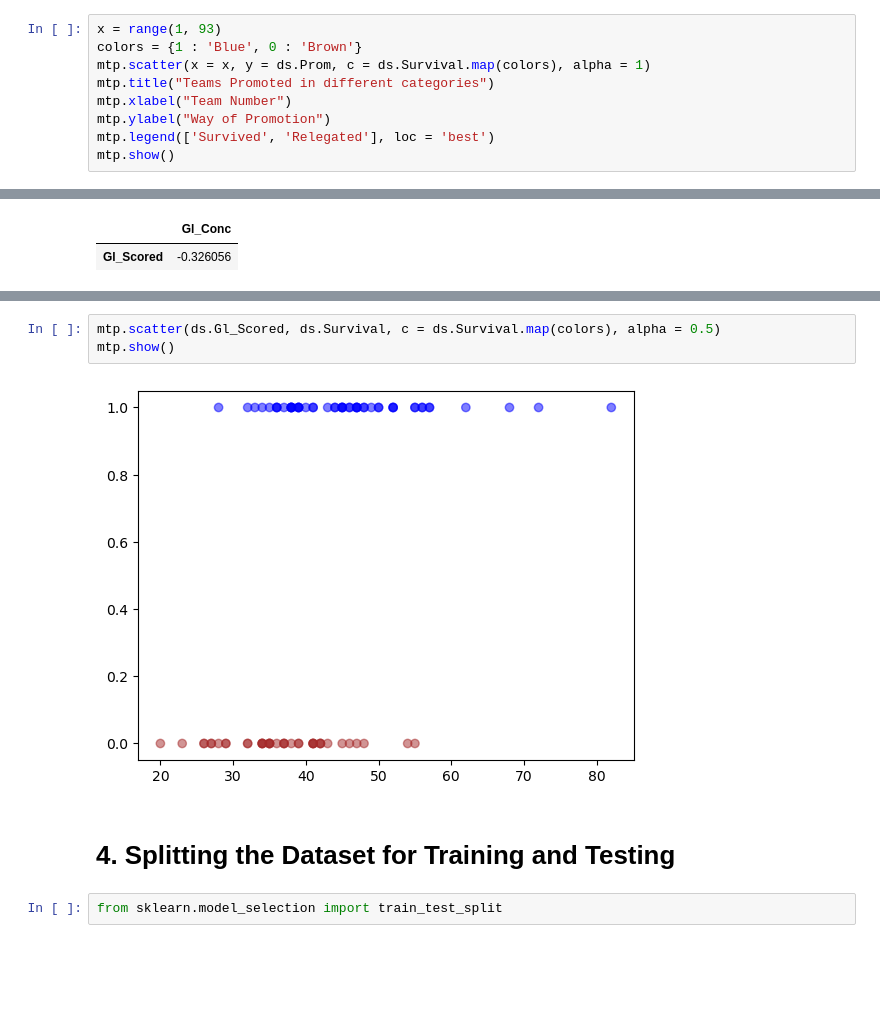
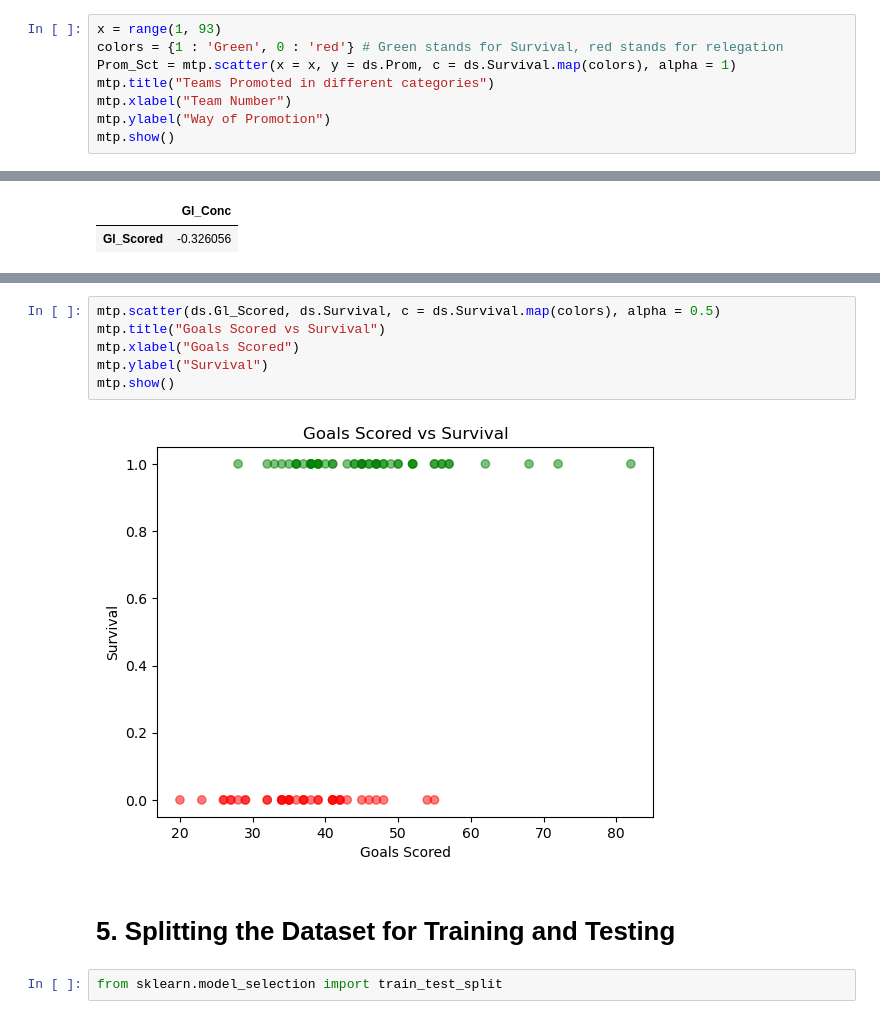
Before and after one commit to ShreyS92/Survival_Proj, a Jupyter notebook: Logistic_Model.ipynb, the cells around one changed output, grey strips where cells are left out. Cells and saved outputs as stored; diff of their text form; blank space fills up the shorter version.

```diff
--- a/Logistic_Model.ipynb
+++ b/Logistic_Model.ipynb
@@ -48,10 +53,9 @@ The dataset contains 8 Columns -
 # %%
 x = range(1, 93)
-colors = {1 : 'Blue', 0 : 'Brown'}
-mtp.scatter(x = x, y = ds.Prom, c = ds.Survival.map(colors), alpha = 1)
+colors = {1 : 'Green', 0 : 'red'} # Green stands for Survival, red stands for relegation
+Prom_Sct = mtp.scatter(x = x, y = ds.Prom, c = ds.Survival.map(colors), alpha = 1)
 mtp.title("Teams Promoted in different categories")
 mtp.xlabel("Team Number")
 mtp.ylabel("Way of Promotion")
-mtp.legend(['Survived', 'Relegated'], loc = 'best')
 mtp.show()
 # %% [output]
@@ -194,10 +224,13 @@ mtp.show()
 # %%
 mtp.scatter(ds.Gl_Scored, ds.Survival, c = ds.Survival.map(colors), alpha = 0.5)
+mtp.title("Goals Scored vs Survival")
+mtp.xlabel("Goals Scored")
+mtp.ylabel("Survival")
 mtp.show()
 # %% [output]
-[figure, old version]
+[figure, new version]
 # %% [markdown]
-# 4. Splitting the Dataset for Training and Testing
+# 5. Splitting the Dataset for Training and Testing
 # %%
 from sklearn.model_selection import train_test_split
 # %%
```
Also changed, not shown: parts of 50 cells of this notebook.
